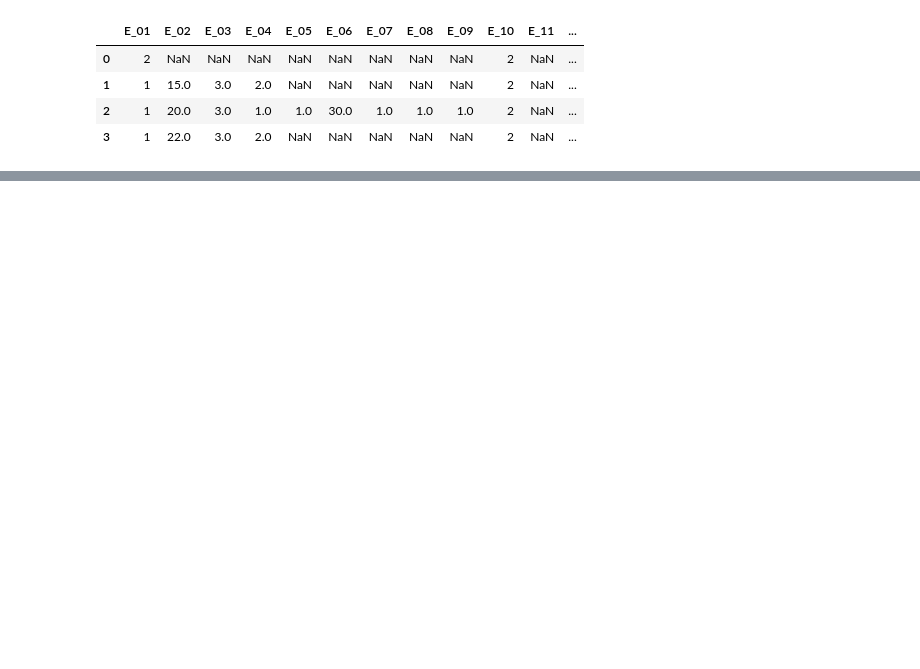
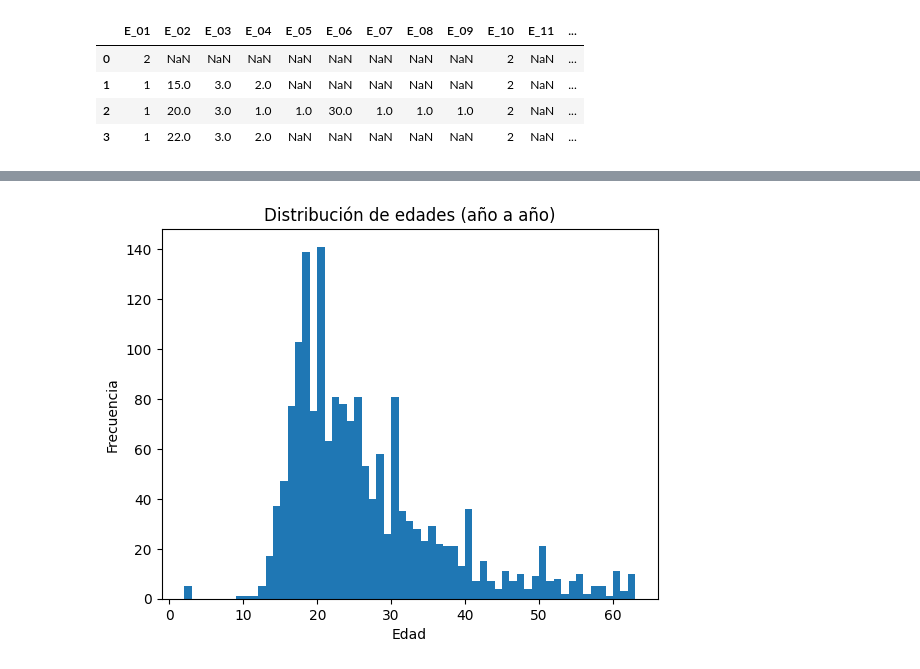
Before and after one commit to santiagovillamizarjaimes-collab/segundocorte, a Jupyter notebook: tareaultima.ipynb, the cells around one changed output, grey strips where cells are left out. Cells and saved outputs as stored; diff of their text form; code cells hidden in the pictures; blank space fills up the shorter version.

```diff
--- a/tareaultima.ipynb
+++ b/tareaultima.ipynb
@@ -33,0 +124,24 @@ NameError: name 'pd' is not defined
+# %%
+import matplotlib.pyplot as plt
+import seaborn as sns
+import pandas as pd
+
+# Asegurar datos numéricos
+tabla_cigarrillo['edad_electronico'] = pd.to_numeric(tabla_cigarrillo['edad_electronico'], errors='coerce')
+
+# Eliminar nulos
+edad = tabla_cigarrillo['edad_electronico'].dropna()
+
+# Crear bins de 1 en 1 (año a año)
+bins = range(int(edad.min()), int(edad.max()) + 1)
+
+plt.figure()
+plt.hist(edad, bins=bins)
+
+plt.title("Distribución de edades (año a año)")
+plt.xlabel("Edad")
+plt.ylabel("Frecuencia")
+
+plt.show()
+# %% [output]
+[figure, added]
```
Also changed, not shown: parts of 19 cells of this notebook.
